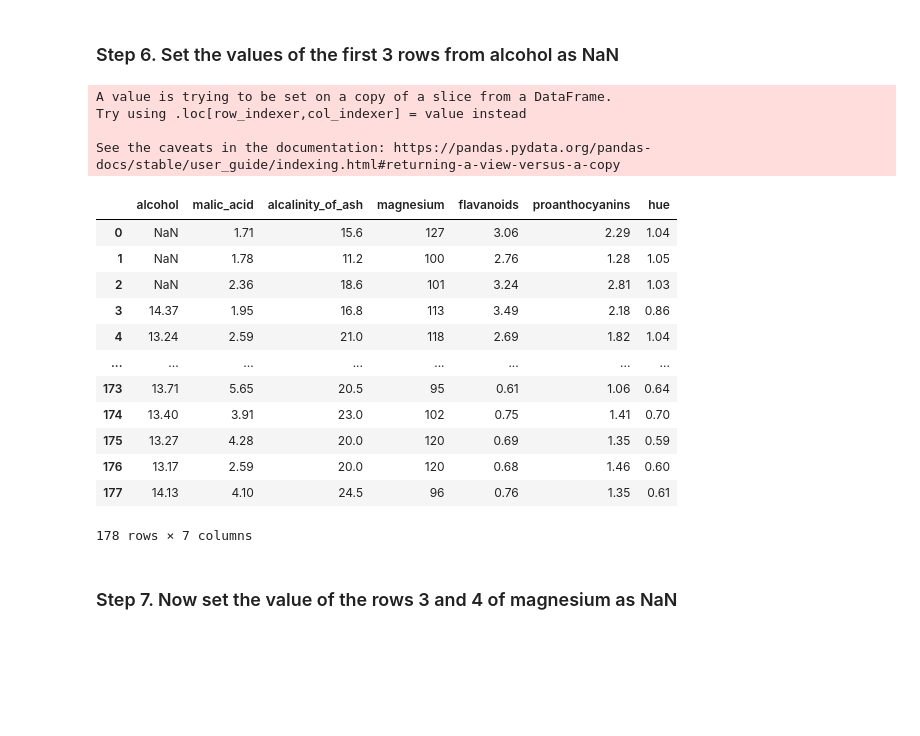
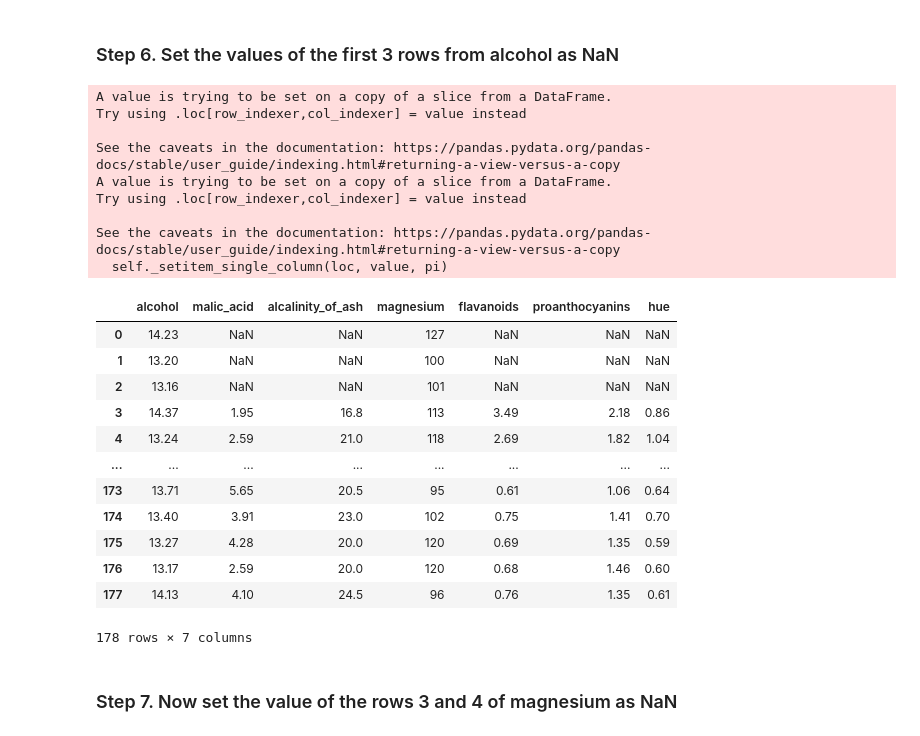
Before and after one commit to Jasc94/thebridge, a Jupyter notebook: week4_EDA_np_pd_json_apis_regex/0_Ejercicios/1_Pandas_III/Wine.ipynb, the cells around one changed output. Drawn from its saved outputs; the diff is of its cells as text; code cells hidden in the pictures; blank space fills up the shorter version.

```diff
--- a/week4_EDA_np_pd_json_apis_regex/0_Ejercicios/1_Pandas_III/Wine.ipynb
+++ b/week4_EDA_np_pd_json_apis_regex/0_Ejercicios/1_Pandas_III/Wine.ipynb
@@ -71,17 +71,22 @@ wine
 # %% [markdown]
 ### Step 6. Set the values of the first 3 rows from alcohol as NaN
 # %%
-wine[:3]["alcohol"] = float('NaN')
+wine[:3][wine.columns[1:]] = float('NaN')
 wine
 # %% [output]
 A value is trying to be set on a copy of a slice from a DataFrame.
 Try using .loc[row_indexer,col_indexer] = value instead
 
 See the caveats in the documentation: https://pandas.pydata.org/pandas-docs/stable/user_guide/indexing.html#returning-a-view-versus-a-copy
+A value is trying to be set on a copy of a slice from a DataFrame.
+Try using .loc[row_indexer,col_indexer] = value instead
+
+See the caveats in the documentation: https://pandas.pydata.org/pandas-docs/stable/user_guide/indexing.html#returning-a-view-versus-a-copy
+  self._setitem_single_column(loc, value, pi)
 |  | alcohol | malic_acid | alcalinity_of_ash | magnesium | flavanoids | proanthocyanins | hue |
-| 0 | NaN | 1.71 | 15.6 | 127 | 3.06 | 2.29 | 1.04 |
-| 1 | NaN | 1.78 | 11.2 | 100 | 2.76 | 1.28 | 1.05 |
-| 2 | NaN | 2.36 | 18.6 | 101 | 3.24 | 2.81 | 1.03 |
+| 0 | 14.23 | NaN | NaN | 127 | NaN | NaN | NaN |
+| 1 | 13.20 | NaN | NaN | 100 | NaN | NaN | NaN |
+| 2 | 13.16 | NaN | NaN | 101 | NaN | NaN | NaN |
 | 3 | 14.37 | 1.95 | 16.8 | 113 | 3.49 | 2.18 | 0.86 |
 | 4 | 13.24 | 2.59 | 21.0 | 118 | 2.69 | 1.82 | 1.04 |
 | ... | ... | ... | ... | ... | ... | ... | ... |
```
Also changed, not shown: 28 other files.
